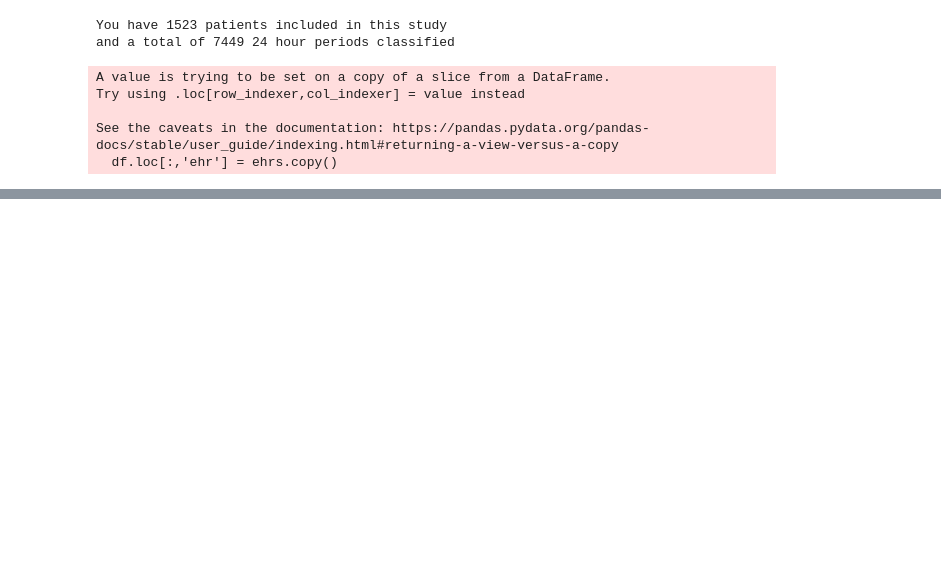
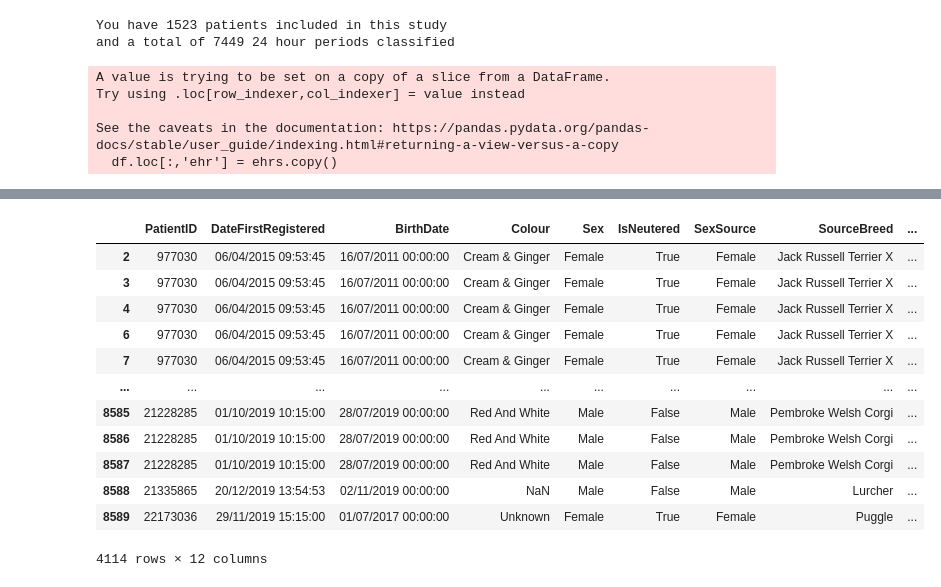
Before and after one commit to afletcher53/VC_Patient_Revisit_Predictor-, a Jupyter notebook: data_formatter.ipynb, the cells around one changed output, grey strips where cells are left out. Drawn from its saved outputs; the diff is of its cells as text; code cells hidden in the pictures; blank space fills up the shorter version.

Commit message:
improved configuration classess

```diff
--- a/data_formatter.ipynb
+++ b/data_formatter.ipynb
@@ -26,9 +29,9 @@ TIME_STEP_DELTA:int = TIME_STEP - 1
 # %%
 # Read all three CSVs into a pandas data frame (I was provided with a combined_documents.csv, secondary_patient_level_annotations.csv and a secondary_problem_level_annotations.csv)
 for i in tqdm(range(0, 3), ncols=100, desc="Loading data.."):
-    raw_df_as_read = pd.read_csv(RAW_DF)
-    patient_level_annotations_as_read = pd.read_csv(PATIENT_LEVEL_DF)
-    problem_level_annotations_as_read = pd.read_csv(PROBLEM_LEVEL_DF)
+    raw_df_as_read = pd.read_csv(FILE_PATHS.RAW_DATA)
+    patient_level_annotations_as_read = pd.read_csv(FILE_PATHS.PATIENT_LEVEL_DATA)
+    problem_level_annotations_as_read = pd.read_csv(FILE_PATHS.PROBLEM_LEVEL_DATA)
 print("------Loading is completed ------")
 # %% [output]
 ------Loading is completed ------
@@ -46,8 +49,8 @@ raw_df[["DateTimeDay", "DateTimeSeconds"]] = raw_df["RecordedDate"].str.split(
 raw_df["Date"] = pd.to_datetime(raw_df["DateTimeDay"], format="%Y-%m-%d")
 
 
-raw_df.drop(['Type', 'DateTimeSeconds', 'CaseNumber', 'DataSiloName', 'LatestPatientVersionID'], axis=1, inplace=True, errors='ignore') #Drop un-needed columns
-raw_df = raw_df[(raw_df["Date"] >= "2019-1-1") & (raw_df["Date"] <= "2019-12-31")] #Only include patients withint study start date
+raw_df.drop(Config.raw_data_columns_drop, axis=1, inplace=True, errors='ignore') #Drop un-needed columns
+raw_df = raw_df[(raw_df["Date"] >= Config.study_start_date) & (raw_df["Date"] <= Config.study_end_date)] #Only include patients withint study start date
 raw_df
 # %% [output]
 |  | PatientId | RecordedDate | Document | DateTimeDay | Date |
@@ -111,14 +98,7 @@ problem_level_annotations[["DateTimeDay", "DateTimeSeconds"]] = problem_level_an
 )
 problem_level_annotations["Date"] = pd.to_datetime(problem_level_annotations["DateTimeDay"], format="%d/%m/%Y")
 
-problem_level_annotations.drop([ 'DataSiloName', 'ProblemID', 'VeNomID',
-       'VetCompassProblemID', 'TermName', 'Context',
-       'TextHighlightedWhenCreated','CodingStarted',
-       'CaseNumber', 'LatestPatientVersionID', 'BreedVeNomID',
-       'VetCompassBreed', 'SpeciesVeNomID', 'SourceSpecies',
-       'VetCompassSpecies', 'FirstVersionDate', 'LatestPatientVersionDate',
-       'FirstNoteDate', 'LastNoteDate', 'FirstClinicId', 'SourceClinicName',"DateTimeDay", "DateTimeSeconds","DocumentDate",
- 'IsArchived'], axis=1, inplace=True)
+problem_level_annotations.drop(Config.problem_level_columns_drop, axis=1, inplace=True)
 # %%
 def check_multiple_entries(df)->list:
     "Check there are not multiple entries per day, if so remove these days from the data pool "
@@ -156,22 +140,3 @@ Try using .loc[row_indexer,col_indexer] = value instead
 
 See the caveats in the documentation: https://pandas.pydata.org/pandas-docs/stable/user_guide/indexing.html#returning-a-view-versus-a-copy
   df.loc[:,'ehr'] = ehrs.copy()
-# %%
-class Config:
-    vocab_size = 20000
-    batch_size = 16
-    epochs = 50
-    labels = ["Visit"]
-    cleaned_ehr_column = "rejoined"
-    stopword_ehr_column = "stopwords_removed"
-    tokenized_ehr_column = "tokenized_ehr"
-    target_column = "Visit"
-    patient_id_column = "PatientID"
-    ehr_column = "ehr"
-    max_len = 200
-    max_features = 5000
-    dimensions = 100
-
-config = Config()
-
-patient_id_set = set(df[config.patient_id_column].values)
@@ -196,0 +167,16 @@ patient_id_set = set(df[config.patient_id_column].values)
+# %%
+df[df[Config.is_visit_column] == 'Yes']
+# %% [output]
+|  | PatientID | DateFirstRegistered | BirthDate | Colour | Sex | IsNeutered | SexSource | SourceBreed | ... |
+| 2 | 977030 | 06/04/2015 09:53:45 | 16/07/2011 00:00:00 | Cream & Ginger | Female | True | Female | Jack Russell Terrier X | ... |
+| 3 | 977030 | 06/04/2015 09:53:45 | 16/07/2011 00:00:00 | Cream & Ginger | Female | True | Female | Jack Russell Terrier X | ... |
+| 4 | 977030 | 06/04/2015 09:53:45 | 16/07/2011 00:00:00 | Cream & Ginger | Female | True | Female | Jack Russell Terrier X | ... |
+| 6 | 977030 | 06/04/2015 09:53:45 | 16/07/2011 00:00:00 | Cream & Ginger | Female | True | Female | Jack Russell Terrier X | ... |
+| 7 | 977030 | 06/04/2015 09:53:45 | 16/07/2011 00:00:00 | Cream & Ginger | Female | True | Female | Jack Russell Terrier X | ... |
+| ... | ... | ... | ... | ... | ... | ... | ... | ... | ... |
+| 8585 | 21228285 | 01/10/2019 10:15:00 | 28/07/2019 00:00:00 | Red And White | Male | False | Male | Pembroke Welsh Corgi | ... |
+| 8586 | 21228285 | 01/10/2019 10:15:00 | 28/07/2019 00:00:00 | Red And White | Male | False | Male | Pembroke Welsh Corgi | ... |
+| 8587 | 21228285 | 01/10/2019 10:15:00 | 28/07/2019 00:00:00 | Red And White | Male | False | Male | Pembroke Welsh Corgi | ... |
+| 8588 | 21335865 | 20/12/2019 13:54:53 | 02/11/2019 00:00:00 | NaN | Male | False | Male | Lurcher | ... |
+| 8589 | 22173036 | 29/11/2019 15:15:00 | 01/07/2017 00:00:00 | Unknown | Female | True | Female | Puggle | ... |
+4114 rows × 12 columns
```
Also changed, not shown: parts of 8 cells of this notebook, 1 other file.
